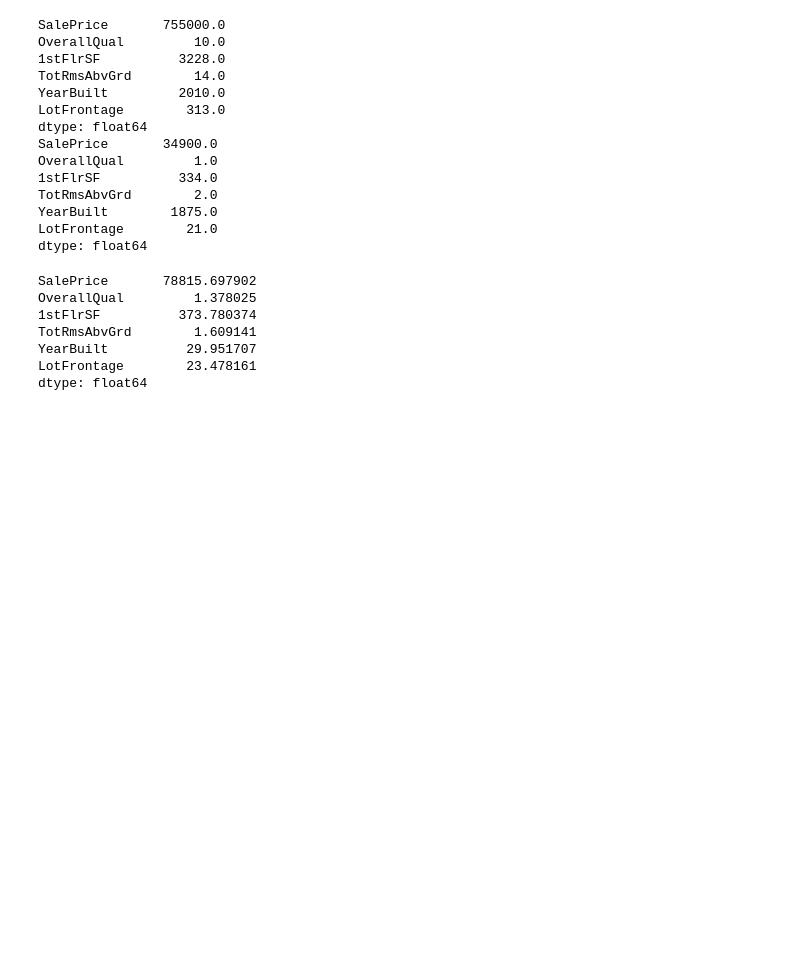
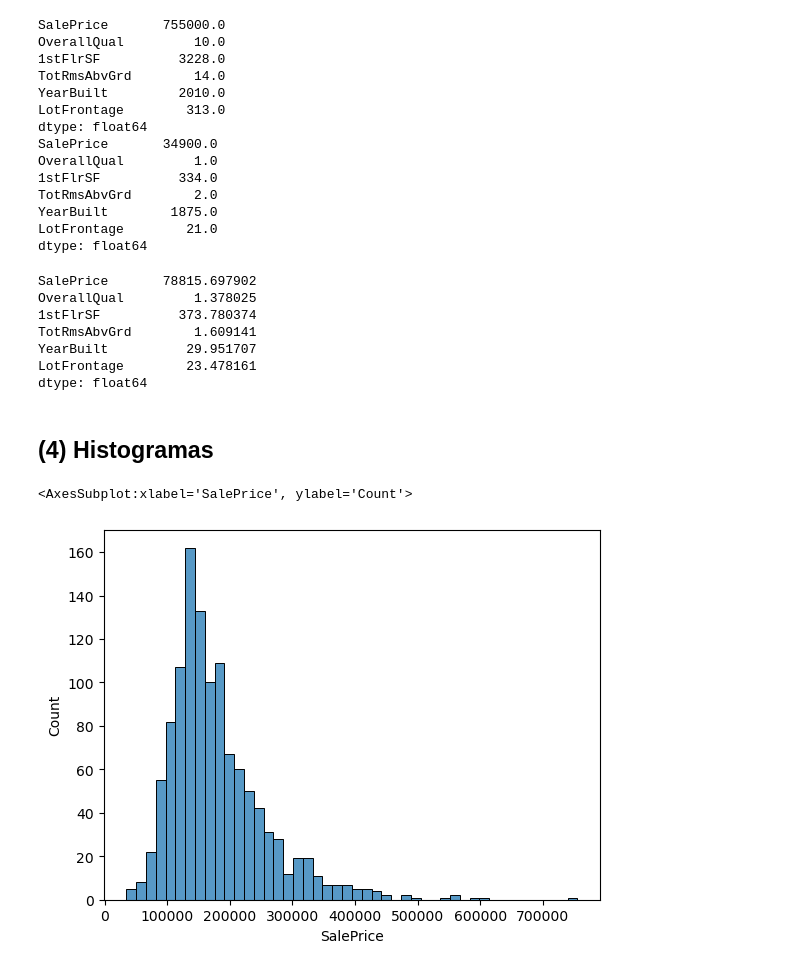
Before and after one commit to cristoforo93/Proyecto1, a Jupyter notebook: proy1.ipynb, the cells around one changed output. Cells and saved outputs as stored; diff of their text form; code cells hidden in the pictures; blank space fills up the shorter version.

Commit message:
Histogramas
Se completaron los histogramas para cada variable de nuestro DataFrame.

```diff
--- a/proy1.ipynb
+++ b/proy1.ipynb
@@ -65,3 +66,12 @@ TotRmsAbvGrd        1.609141
 YearBuilt          29.951707
 LotFrontage        23.478161
 dtype: float64
+# %% [markdown]
+## (4) Histogramas
+# %%
+# Primer histrograma, precio de venta de la propiedad
+sns.histplot(data = entrenamiento,
+             x = 'SalePrice')
+# %% [output]
+<AxesSubplot:xlabel='SalePrice', ylabel='Count'>
+[figure, added]
```
Also changed, not shown: parts of 8 cells of this notebook.
